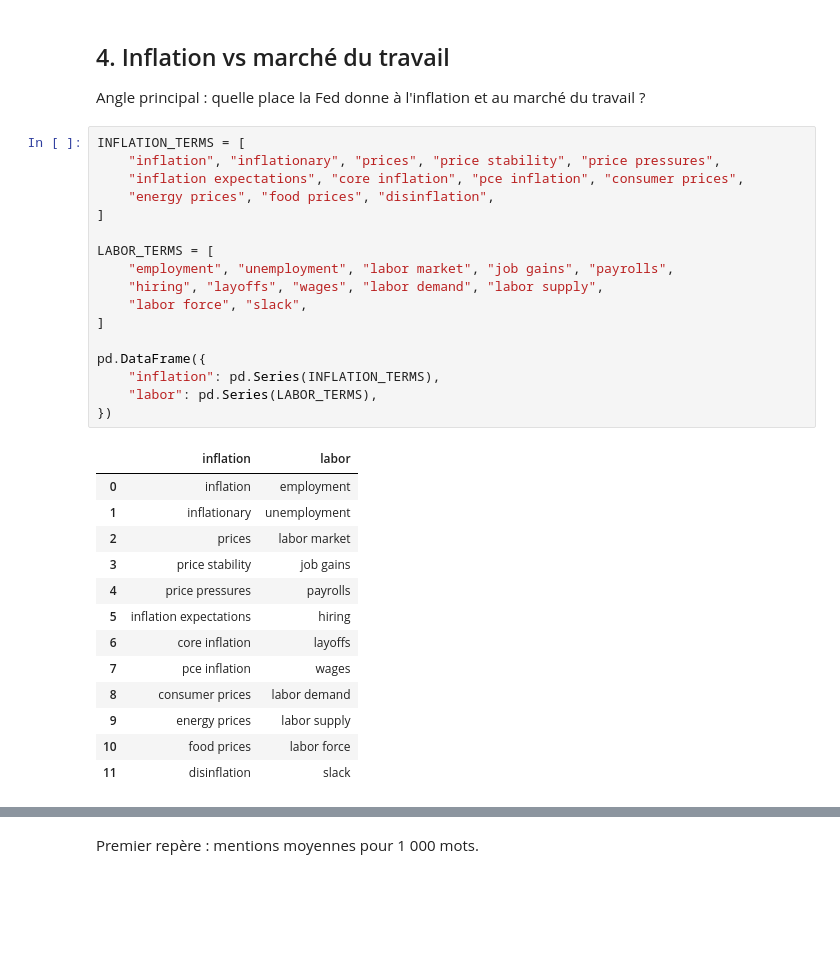
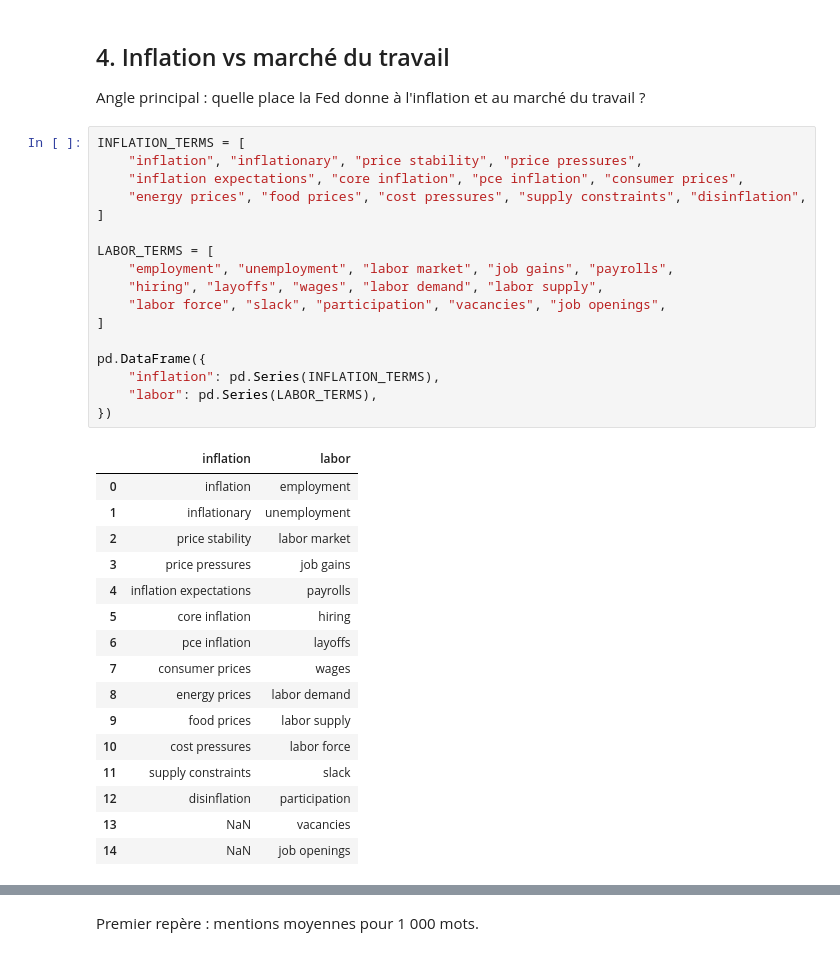
Before and after one commit to kmlst/ml_for_nlp, a Jupyter notebook: notebooks/fomc_document_analysis.ipynb, the cells around one changed output, grey strips where cells are left out. Cells and saved outputs as stored; diff of their text form; blank space fills up the shorter version.

```diff
--- a/notebooks/fomc_document_analysis.ipynb
+++ b/notebooks/fomc_document_analysis.ipynb
@@ -159,33 +159,36 @@ Name: count, dtype: int64
 Angle principal : quelle place la Fed donne à l'inflation et au marché du travail ?
 # %%
 INFLATION_TERMS = [
-    "inflation", "inflationary", "prices", "price stability", "price pressures",
+    "inflation", "inflationary", "price stability", "price pressures",
     "inflation expectations", "core inflation", "pce inflation", "consumer prices",
-    "energy prices", "food prices", "disinflation",
+    "energy prices", "food prices", "cost pressures", "supply constraints", "disinflation",
 ]
 
 LABOR_TERMS = [
     "employment", "unemployment", "labor market", "job gains", "payrolls",
     "hiring", "layoffs", "wages", "labor demand", "labor supply",
-    "labor force", "slack",
+    "labor force", "slack", "participation", "vacancies", "job openings",
 ]
 
 pd.DataFrame({
     "inflation": pd.Series(INFLATION_TERMS),
     "labor": pd.Series(LABOR_TERMS),
 })
 # %% [output]
 |  | inflation | labor |
 | 0 | inflation | employment |
 | 1 | inflationary | unemployment |
-| 2 | prices | labor market |
-| 3 | price stability | job gains |
-| 4 | price pressures | payrolls |
-| 5 | inflation expectations | hiring |
-| 6 | core inflation | layoffs |
-| 7 | pce inflation | wages |
-| 8 | consumer prices | labor demand |
-| 9 | energy prices | labor supply |
-| 10 | food prices | labor force |
-| 11 | disinflation | slack |
+| 2 | price stability | labor market |
+| 3 | price pressures | job gains |
+| 4 | inflation expectations | payrolls |
+| 5 | core inflation | hiring |
+| 6 | pce inflation | layoffs |
+| 7 | consumer prices | wages |
+| 8 | energy prices | labor demand |
+| 9 | food prices | labor supply |
+| 10 | cost pressures | labor force |
+| 11 | supply constraints | slack |
+| 12 | disinflation | participation |
+| 13 | NaN | vacancies |
+| 14 | NaN | job openings |
 # %%
```
Also changed, not shown: parts of 15 cells of this notebook, 9 other files.
